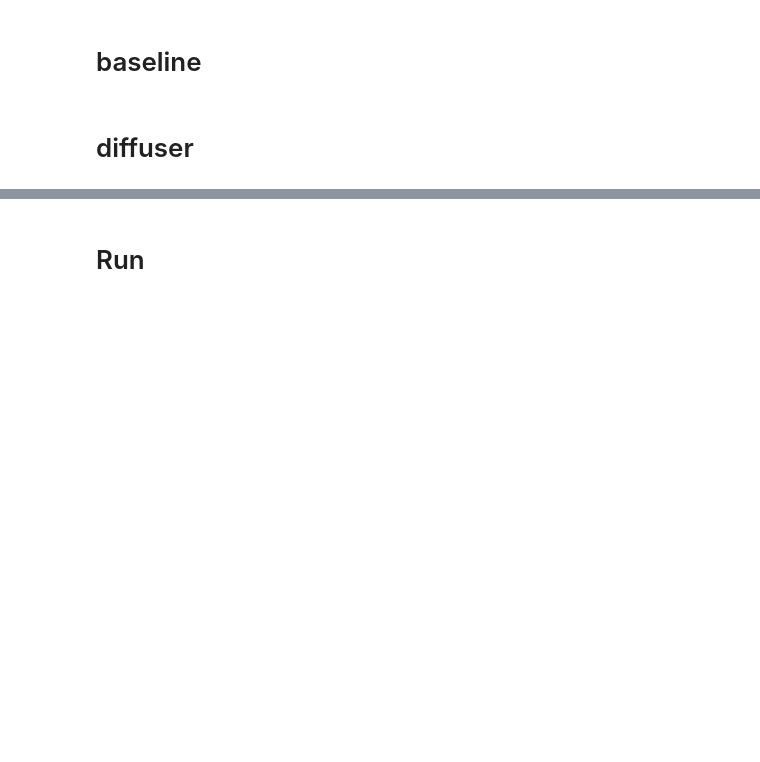
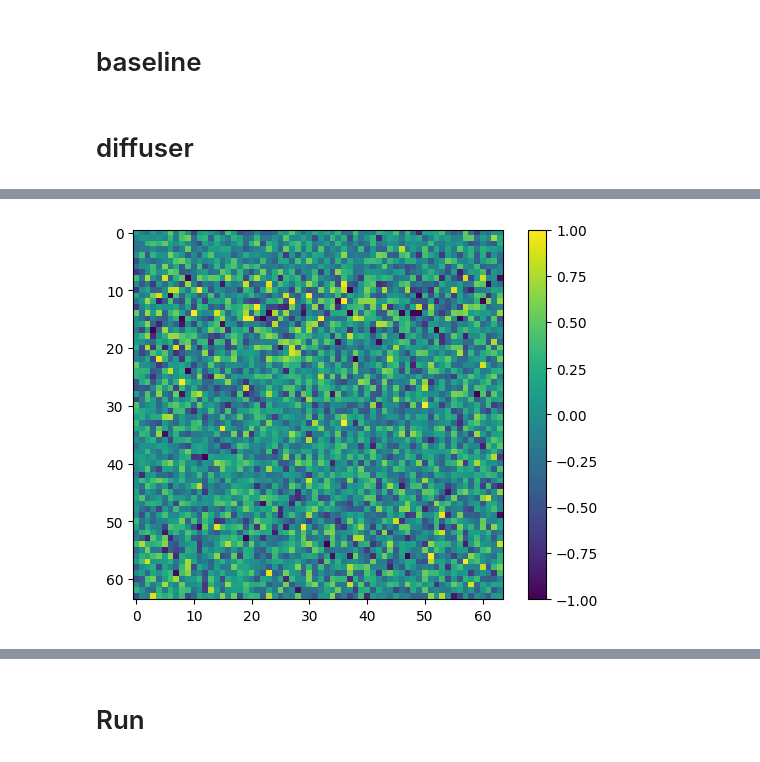
Before and after one commit to retepViolet/MambaVAE, a Jupyter notebook: lab.ipynb, the cells around one changed output, grey strips where cells are left out. Drawn from its saved outputs; the diff is of its cells as text; code cells hidden in the pictures; blank space fills up the shorter version.

```diff
--- a/lab.ipynb
+++ b/lab.ipynb
@@ -121,4 +157,4 @@ tokenizer = AutoTokenizer.from_pretrained("state-spaces/mamba-130m-hf")
 tokenizer.add_tokens(["<|startoftext|>", "<|thoughts|>", "<|answer|>"])
 
 vae = MambaVAE().cuda().eval()
-vae.load_state_dict(torch.load('./results/vae/model.pth', weights_only=True))
+vae.load_state_dict(torch.load('./results/vae0.2/model.pth', weights_only=True))
@@ -125,8 +173,12 @@ vae.load_state_dict(torch.load('./results/vae/model.pth', weights_only=True))
 # %%
-id = 2
+id = 1
 question_ids = torch.tensor([dataset[id]['question_ids']], device='cuda')
 question_mask = torch.tensor([dataset[id]['question_mask']], device='cuda')
 full_ids = torch.tensor([dataset[id]['full_ids']], device='cuda')
 full_mask = torch.tensor([dataset[id]['full_mask']], device='cuda')
 full_loss_mask = torch.tensor([dataset[id]['full_loss_mask']], device='cuda')
+
+target = vae.encode(full_ids, full_mask)[0].clamp(-1, 1)
+condition = vae.encode(question_ids, question_mask)[0].clamp(-1, 1)
+
 tokenizer.batch_decode(full_ids, skip_special_tokens=True)
@@ -146,8 +199,8 @@ print(res)
 # %%
 import matplotlib.pyplot as plt
 
-true_states = res[-1]
-
-plt.imshow(true_states.unsqueeze(-1).reshape(32, 48).detach().cpu())
+plt.imshow(target.unsqueeze(-1).reshape(64, 64).detach().cpu())
 plt.colorbar()
 plt.show()
+# %% [output]
+[figure, added]
```
Also changed, not shown: parts of 12 cells of this notebook, 4 other files.
